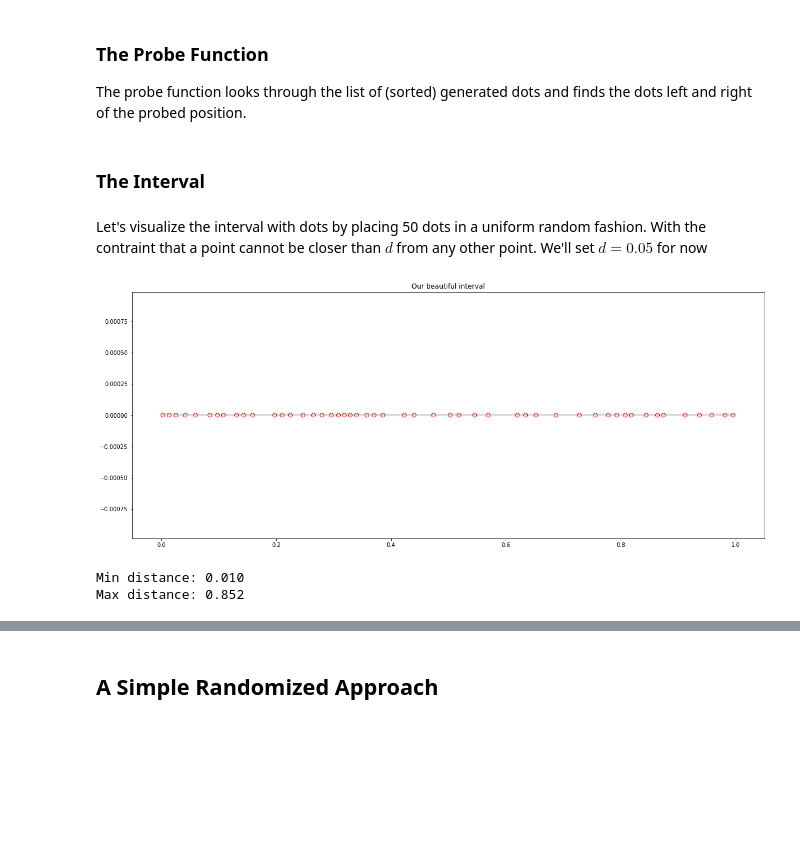
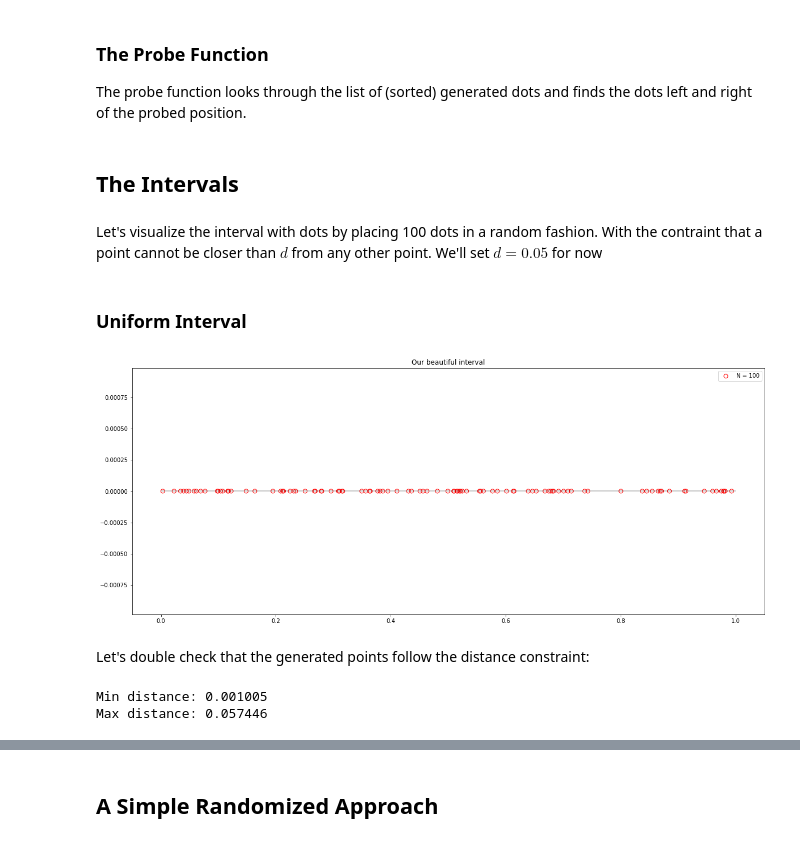
Before and after one commit to sebastiandro/probing-density, a Jupyter notebook: Probing Density.ipynb, the cells around one changed output, grey strips where cells are left out. Saved outputs shown, nothing was run; the diff lists cells and outputs as text; code cells hidden in the pictures; blank space fills up the shorter version.

```diff
--- a/Probing Density.ipynb
+++ b/Probing Density.ipynb
@@ -32,26 +33,26 @@ def probe(x, dots):
     # If we get to the end there's no dots left of x
     return (dots[-1], None)
 # %% [markdown]
-### The Interval
+## The Intervals
 # %% [markdown]
-Let's visualize the interval with dots by placing 50 dots in a uniform random fashion. With the contraint that a point cannot be closer than $d$ from any other point. We'll set $d = 0.05$ for now
+Let's visualize the interval with dots by placing 100 dots in a random fashion. With the contraint that a point cannot be closer than $d$ from any other point. We'll set $d = 0.05$ for now
 # %%
-N = 50
-d = 0.01
-def generate_dots(N, d):
+N = 100
+d = 0.001
+def generate_dots(N, d, distribution_fn):
     dots = []
     for i in range(N):
         # not the most efficient but will do for now
         dots.sort()
 
         if len(dots) < 1:
-            x = random.uniform(0,1)
+            x = distribution_fn()
             dots.append(x)
             continue
 
         too_close = True
         while too_close:
-            x = random.uniform(0,1)
+            x = distribution_fn()
             too_close = False
             for dot in dots:
                 if abs(x - dot) < d:
@@ -62,17 +63,29 @@ def generate_dots(N, d):
                 dots.append(x)
 
     return dots
-
-dots = generate_dots(N,d)
-
-y = [0 for i in range(N)]
-plt.figure(figsize=(20,8))
-plt.hlines(0,0,1, alpha=0.3)
-plt.scatter(dots, y, s=50, facecolors='none', edgecolors='r')
-plt.title('Our beautiful interval')
-plt.show()
-# %% [output]
-[figure, removed]
+# %%
+def plot_interval(dots, title='Our beautiful interval'):
+    N = len(dots)
+    y = [0 for i in range(N)]
+    plt.figure(figsize=(20,8))
+    plt.hlines(0,0,1, alpha=0.3)
+    plt.scatter(dots, y, s=50, facecolors='none', edgecolors='r', label='N = %d' % (N))
+    plt.title(title)
+    plt.legend()
+    plt.show()
+# %% [markdown]
+### Uniform Interval
+# %%
+def custom_randunif():
+    return random.uniform(0,1)
+
+dots = generate_dots(N,d, custom_randunif)
+dots.sort()
+plot_interval(dots)
+# %% [output]
+[figure, added]
+# %% [markdown]
+Let's double check that the generated points follow the distance constraint:
 # %%
 dts = np.array(dots)
 dts2 = np.roll(np.copy(dts), -1)
@@ -80,8 +93,8 @@ diff = np.abs(dts-dts2)
 diff = diff[:-1]
 min_dist = diff.min()
 max_dist = diff.max()
-print("Min distance: %.3f" % min_dist)
-print("Max distance: %.3f" % max_dist)
+print("Min distance: %.6f" % min_dist)
+print("Max distance: %.6f" % max_dist)
 # %% [output]
-Min distance: 0.010
-Max distance: 0.852
+Min distance: 0.001005
+Max distance: 0.057446
```
Also changed, not shown: parts of 33 cells of this notebook.
